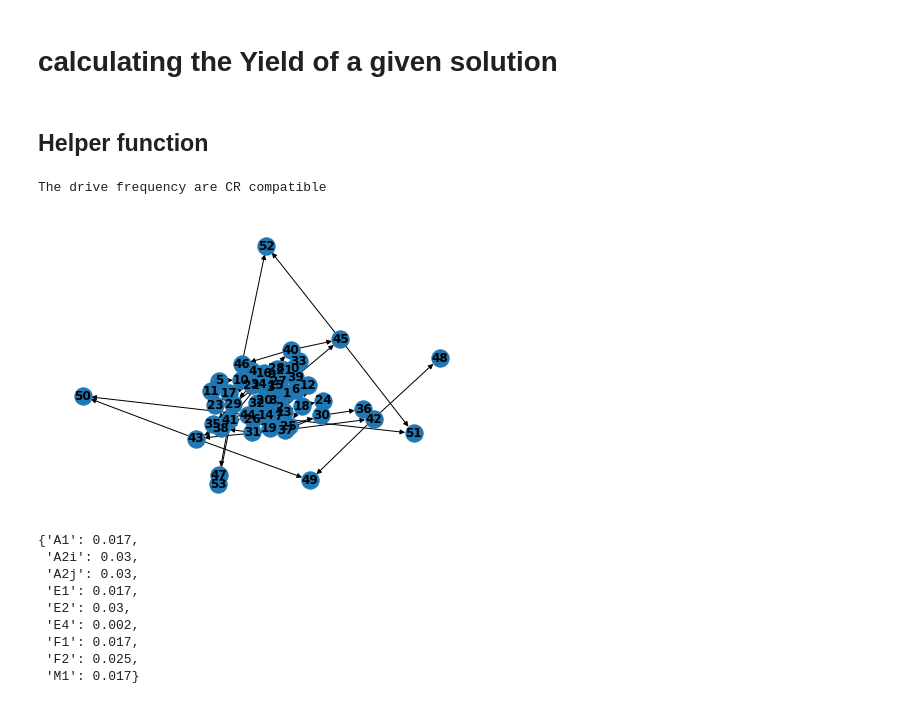
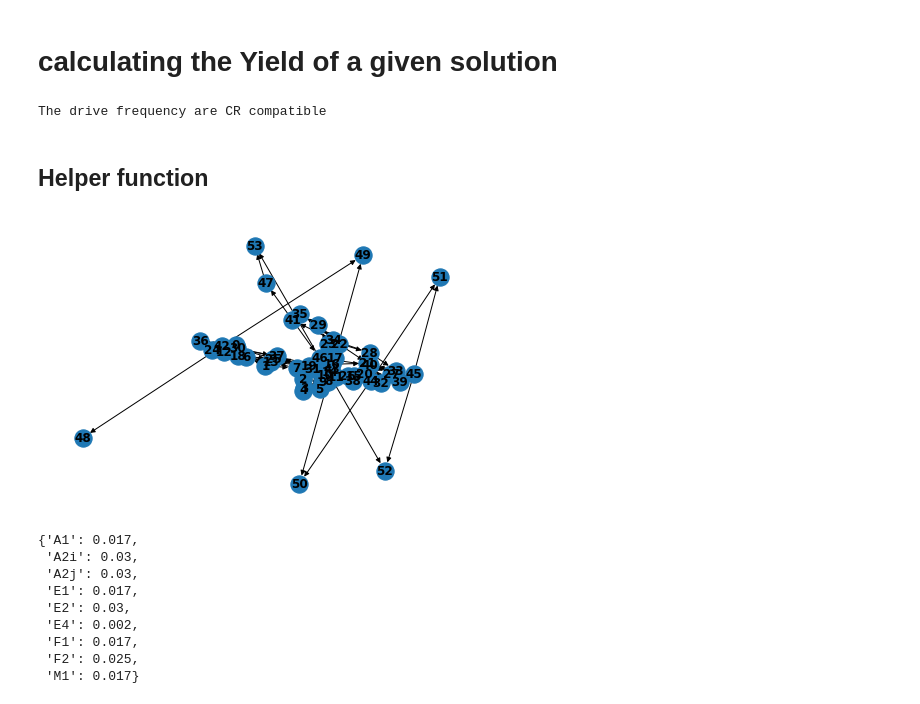
Before and after one commit to AlMrvn/frequency-allocation, a Jupyter notebook: yield_newformat.ipynb, the cells around one changed output. Cells and saved outputs as stored; diff of their text form; code cells hidden in the pictures.

```diff
--- a/yield_newformat.ipynb
+++ b/yield_newformat.ipynb
@@ -40,3 +15,9 @@ freqs_d = np.array(freqs_d)
+# %%
+from parsing import parse_csv
+
+G = parse_csv("solutions/google/", cz=False)
+# %% [output]
+The drive frequency are CR compatible
 # %%
 # thresholds
 d = np.array([0.017, 0.03 , 0.03 , 0.017, 0.03 , 0.002, 0.017, 0.025, 0.017])
@@ -56,12 +26,11 @@ freqs_d = np.array(freqs_d)
 # %%
 from frequency_graph import FrequencyGraph
 # %%
-G = FrequencyGraph(edge_list, freqs, a, f_drive=freqs_d, cz=False)
+
 G.check_constraint(d, qutrit=False)
 G.plot()
 # %% [output]
-The drive frequency are CR compatible
-[figure, old version]
+[figure, new version]
 # %%
 d
 keys = ['A1', 'A2i', 'A2j', "E1", "E2", "E4", "F1", "F2", "M1"]
```
Also changed, not shown: parts of 6 cells of this notebook, 8 other files.
